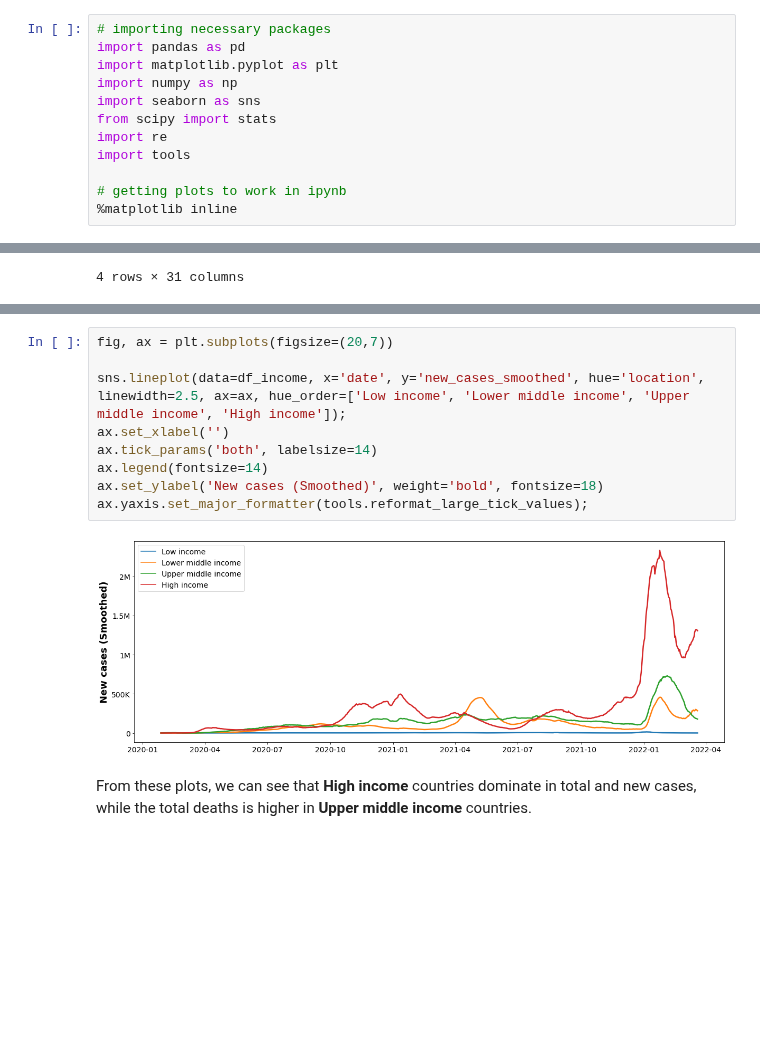
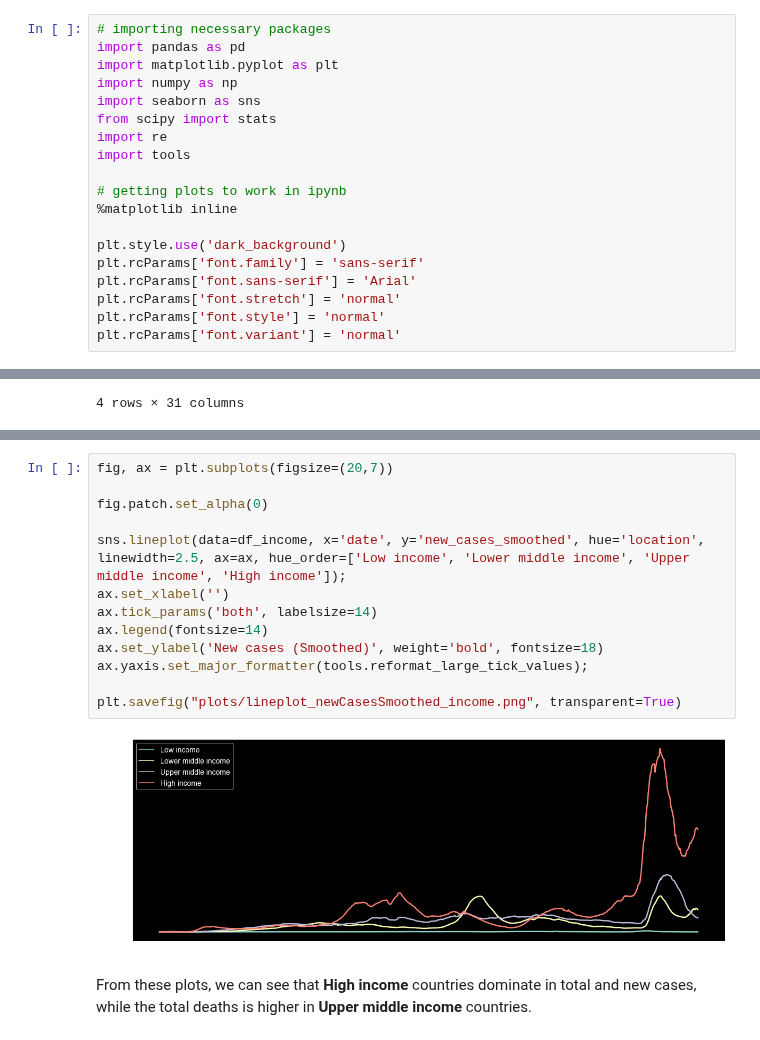
Before and after one commit to cfantecelle/data_science_portfolio, a Jupyter notebook: project_covid/covid19_brazil_analysis.ipynb, the cells around one changed output, grey strips where cells are left out. Saved outputs shown, nothing was run; the diff lists cells and outputs as text; blank space fills up the shorter version.

Commit message:
Updated plots with dark theme

```diff
--- a/project_covid/covid19_brazil_analysis.ipynb
+++ b/project_covid/covid19_brazil_analysis.ipynb
@@ -25,6 +25,13 @@ import tools
 
 # getting plots to work in ipynb
 %matplotlib inline
+
+plt.style.use('dark_background')
+plt.rcParams['font.family'] = 'sans-serif'
+plt.rcParams['font.sans-serif'] = 'Arial'
+plt.rcParams['font.stretch'] = 'normal'
+plt.rcParams['font.style'] = 'normal'
+plt.rcParams['font.variant'] = 'normal'
 # %% [markdown]
 ## Getting the data
 
@@ -504,14 +523,18 @@ ax[1].yaxis.set_major_formatter(tools.reformat_large_tick_values);
 # %%
 fig, ax = plt.subplots(figsize=(20,7))
+
+fig.patch.set_alpha(0)
 
 sns.lineplot(data=df_income, x='date', y='new_cases_smoothed', hue='location', linewidth=2.5, ax=ax, hue_order=['Low income', 'Lower middle income', 'Upper middle income', 'High income']);
 ax.set_xlabel('')
 ax.tick_params('both', labelsize=14)
 ax.legend(fontsize=14)
 ax.set_ylabel('New cases (Smoothed)', weight='bold', fontsize=18)
 ax.yaxis.set_major_formatter(tools.reformat_large_tick_values);
+
+plt.savefig("plots/lineplot_newCasesSmoothed_income.png", transparent=True)
 # %% [output]
-[figure, old version]
+[figure, new version]
 # %% [markdown]
 From these plots, we can see that **High income** countries dominate in total and new cases, while the total deaths is higher in **Upper middle income** countries.
 # %% [markdown]
```
Also changed, not shown: parts of 6 cells of this notebook.
